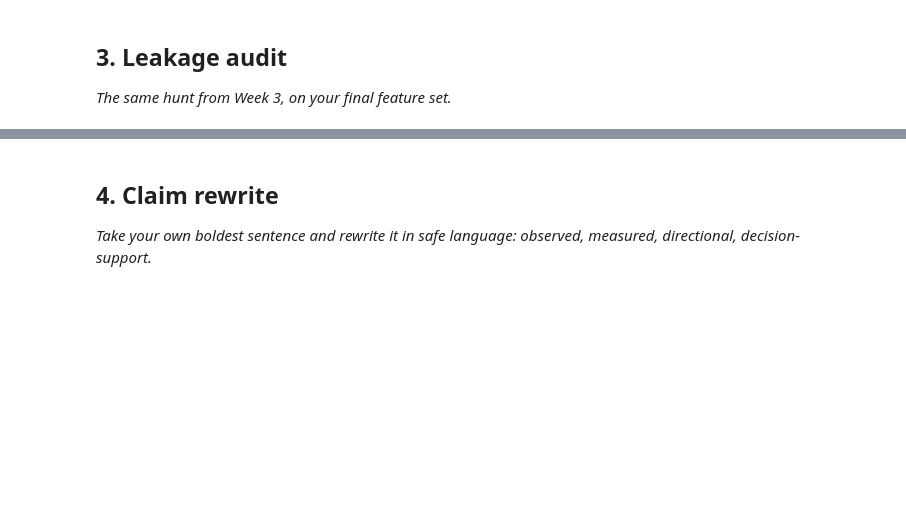
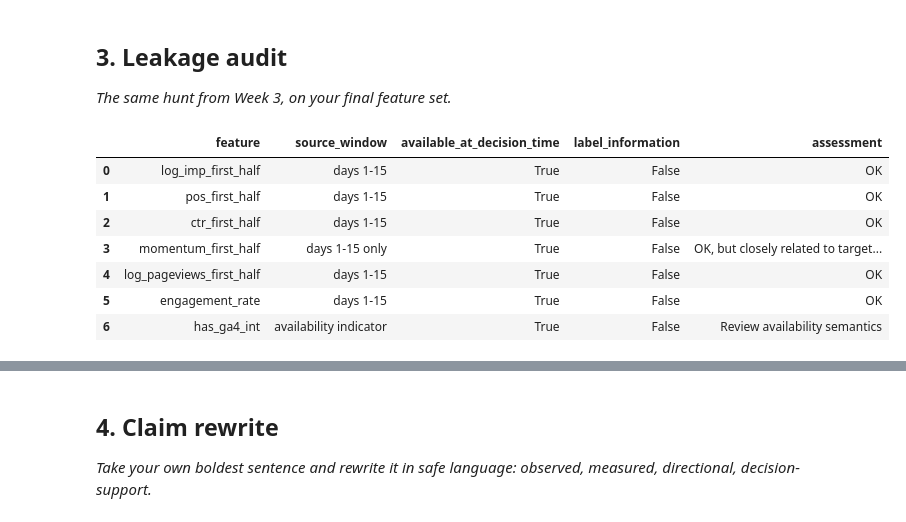
Before and after one commit to yasmeenmh90-beep/flyrank-ml-internship-starter, a Jupyter notebook: work/notebooks/w06_validation_audit.ipynb, the cells around one changed output, grey strips where cells are left out. Saved outputs shown, nothing was run; the diff lists cells and outputs as text; code cells hidden in the pictures; blank space fills up the shorter version.

```diff
--- a/work/notebooks/w06_validation_audit.ipynb
+++ b/work/notebooks/w06_validation_audit.ipynb
@@ -29,0 +424,68 @@ This skeleton is yours to fill. Work the sections **in order** — each one has
+# %%
+# This cell is for CODE (numbers, a query, a check).
+# Write your text answer in the cell ABOVE this one — typing sentences here breaks Run All.
+
+audit_rows = [
+    {
+        "feature": "log_imp_first_half",
+        "source_window": "days 1-15",
+        "available_at_decision_time": True,
+        "label_information": False,
+        "assessment": "OK"
+    },
+    {
+        "feature": "pos_first_half",
+        "source_window": "days 1-15",
+        "available_at_decision_time": True,
+        "label_information": False,
+        "assessment": "OK"
+    },
+    {
+        "feature": "ctr_first_half",
+        "source_window": "days 1-15",
+        "available_at_decision_time": True,
+        "label_information": False,
+        "assessment": "OK"
+    },
+    {
+        "feature": "momentum_first_half",
+        "source_window": "days 1-15 only",
+        "available_at_decision_time": True,
+        "label_information": False,
+        "assessment": "OK, but closely related to target construction"
+    },
+    {
+        "feature": "log_pageviews_first_half",
+        "source_window": "days 1-15",
+        "available_at_decision_time": True,
+        "label_information": False,
+        "assessment": "OK"
+    },
+    {
+        "feature": "engagement_rate",
+        "source_window": "days 1-15",
+        "available_at_decision_time": True,
+        "label_information": False,
+        "assessment": "OK"
+    },
+    {
+        "feature": "has_ga4_int",
+        "source_window": "availability indicator",
+        "available_at_decision_time": True,
+        "label_information": False,
+        "assessment": "Review availability semantics"
+    }
+]
+
+leakage_audit = pd.DataFrame(audit_rows)
+
+display(leakage_audit)
+# %% [output]
+|  | feature | source_window | available_at_decision_time | label_information | assessment |
+| 0 | log_imp_first_half | days 1-15 | True | False | OK |
+| 1 | pos_first_half | days 1-15 | True | False | OK |
+| 2 | ctr_first_half | days 1-15 | True | False | OK |
+| 3 | momentum_first_half | days 1-15 only | True | False | OK, but closely related to target... |
+| 4 | log_pageviews_first_half | days 1-15 | True | False | OK |
+| 5 | engagement_rate | days 1-15 | True | False | OK |
+| 6 | has_ga4_int | availability indicator | True | False | Review availability semantics |
```
Also changed, not shown: parts of 30 cells of this notebook.
